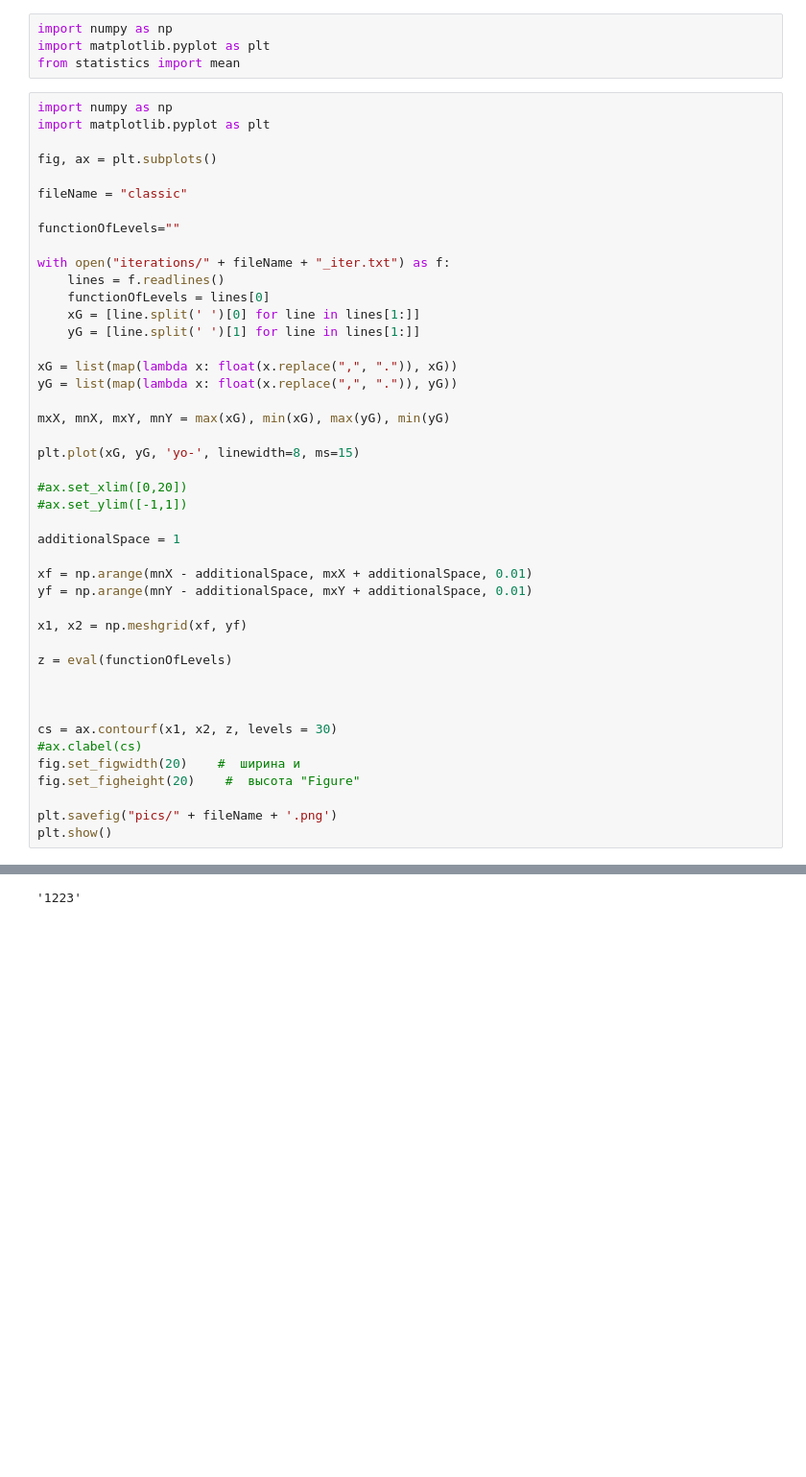
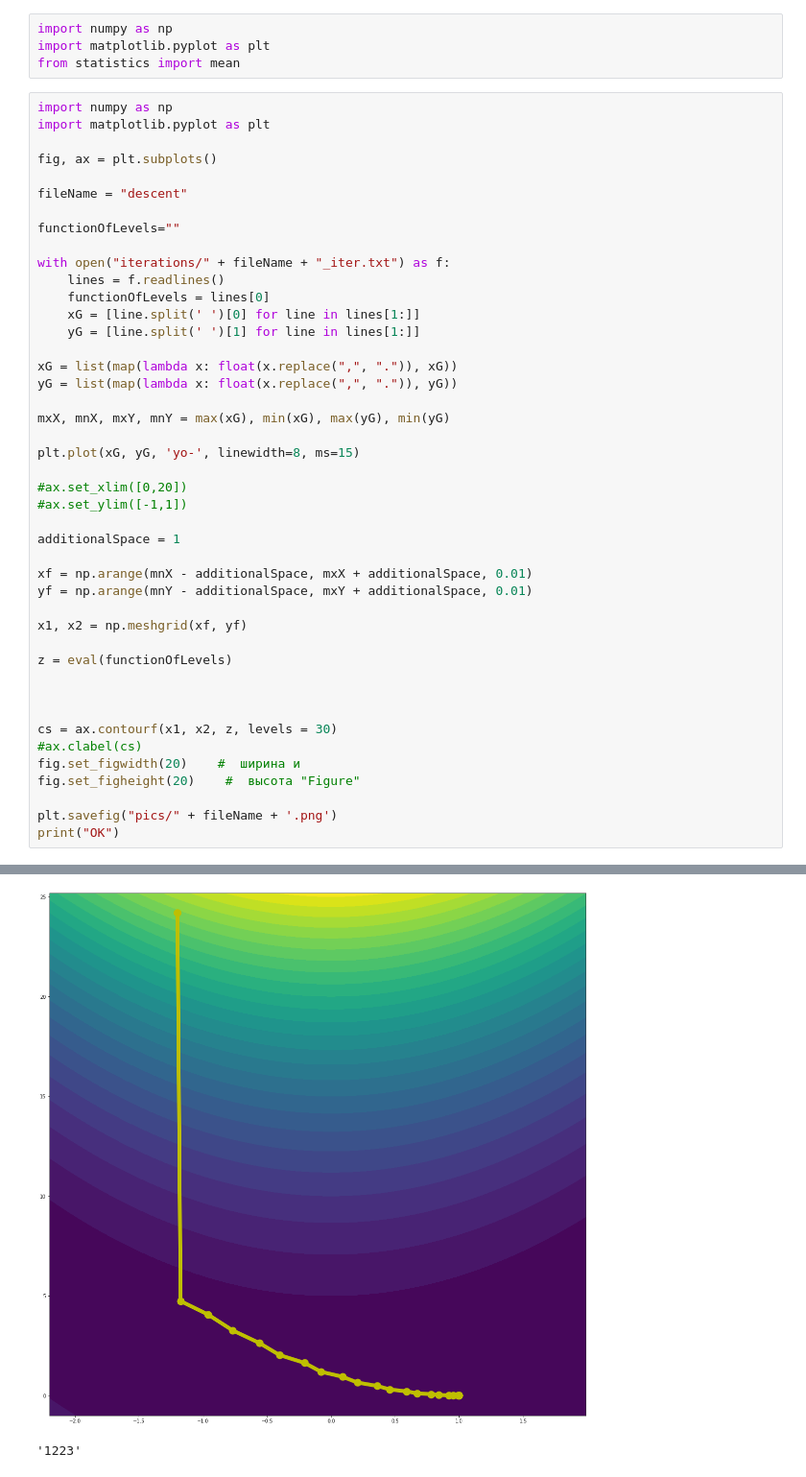
Before and after one commit to Brat-vseznamus/optimization-methods, a Jupyter notebook: pythonUtils/Graphs.ipynb, the cells around one changed output, grey strips where cells are left out. Shown: that part at 96% size. Drawn from its saved outputs; the diff is of its cells as text; blank space fills up the shorter version.

```diff
--- a/pythonUtils/Graphs.ipynb
+++ b/pythonUtils/Graphs.ipynb
@@ -8,7 +8,7 @@ import matplotlib.pyplot as plt
 
 fig, ax = plt.subplots()
 
-fileName = "classic"
+fileName = "descent"
 
 functionOfLevels=""
 
@@ -45,4 +45,5 @@ fig.set_figwidth(20)    #  ширина и
 fig.set_figheight(20)    #  высота "Figure"
 
 plt.savefig("pics/" + fileName + '.png')
-plt.show()
+print("OK")
+# %% [output]
@@ -49,3 +51,4 @@ plt.show()
+[figure, added]
 # %%
 # %% [output]
 '1223'
```
Also changed, not shown: parts of 1 cell of this notebook.
